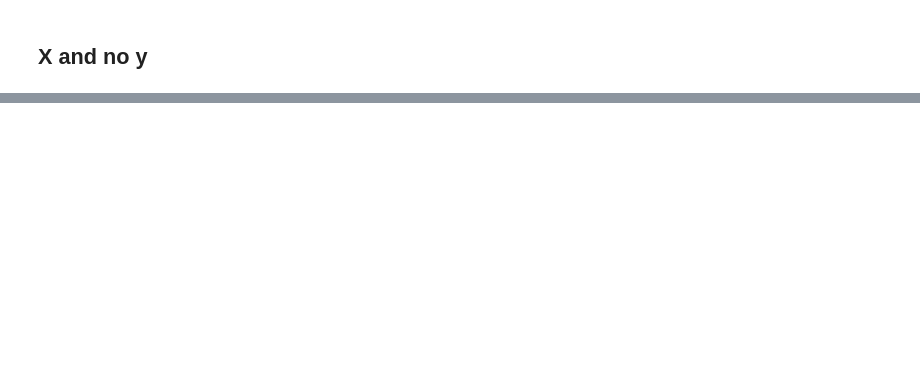
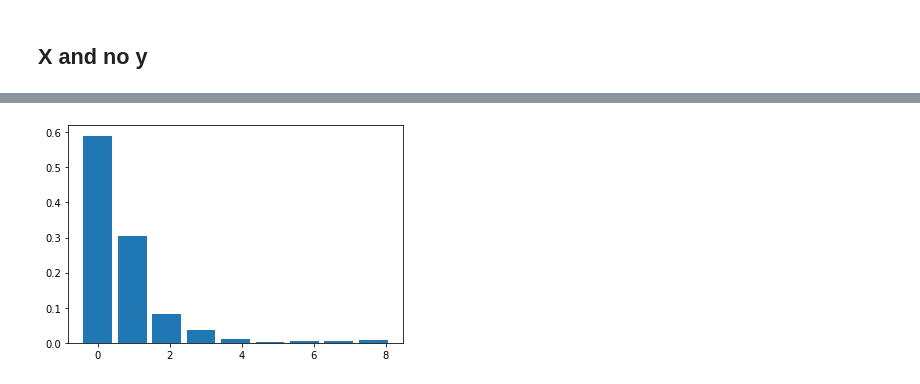
Before and after one commit to ShutDownMan/MinerandoDados, a Jupyter notebook: TCC Igor/damn.ipynb, the cells around one changed output, grey strips where cells are left out. Saved outputs shown, nothing was run; the diff lists cells and outputs as text; code cells hidden in the pictures; blank space fills up the shorter version.

```diff
--- a/TCC Igor/damn.ipynb
+++ b/TCC Igor/damn.ipynb
@@ -157,0 +288,7 @@ model.evaluate(x_test, y_test, verbose=1)
+# %%
+
+# plot bins
+plt.bar(bin_edges[:-1], hist)
+plt.show()
+# %% [output]
+[figure, added]
```
Also changed, not shown: parts of 34 cells of this notebook, 2 other files.
